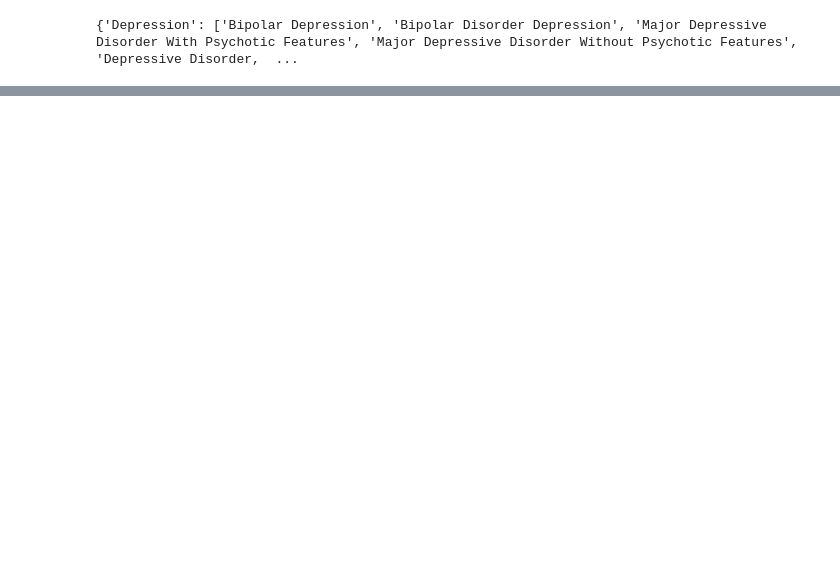
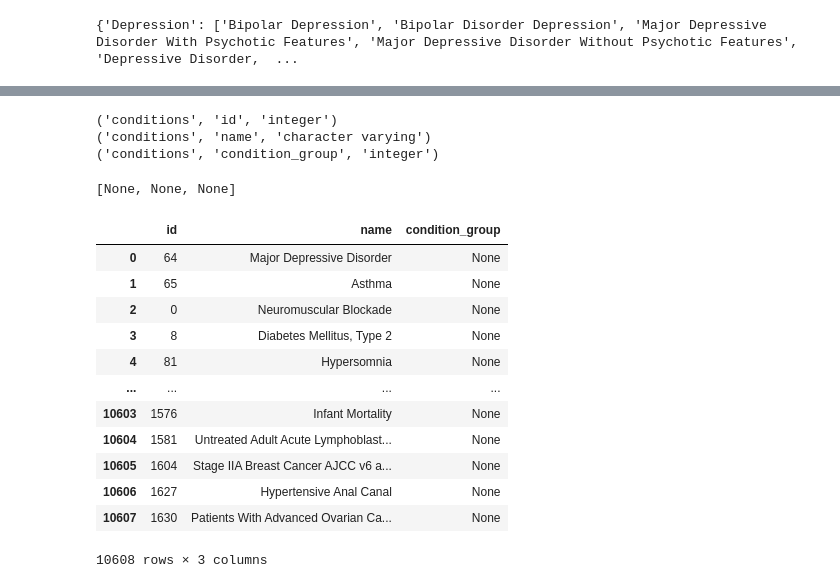
Before and after one commit to mediboard/treats, a Jupyter notebook: notebooks/AddConditionClustering.ipynb, the cells around one changed output, grey strips where cells are left out. Saved outputs shown, nothing was run; the diff lists cells and outputs as text; code cells hidden in the pictures; blank space fills up the shorter version.

```diff
--- a/notebooks/AddConditionClustering.ipynb
+++ b/notebooks/AddConditionClustering.ipynb
@@ -16,0 +47,15 @@ connection = engine.connect()
+# %%
+query = '''SELECT
+   table_name,
+   column_name,
+   data_type
+FROM
+   information_schema.columns
+WHERE
+   table_name = \'conditions\''''
+[print(row)  for row in engine.execute(query)]
+# %% [output]
+('conditions', 'id', 'integer')
+('conditions', 'name', 'character varying')
+('conditions', 'condition_group', 'integer')
+[None, None, None]
@@ -16,0 +64,19 @@ connection = engine.connect()
+# %%
+result = engine.execute('SELECT * FROM conditions')
+
+# Grab table
+df = pd.read_sql('SELECT * FROM conditions', engine)
+# %% [output]
+|  | id | name | condition_group |
+| 0 | 64 | Major Depressive Disorder | None |
+| 1 | 65 | Asthma | None |
+| 2 | 0 | Neuromuscular Blockade | None |
+| 3 | 8 | Diabetes Mellitus, Type 2 | None |
+| 4 | 81 | Hypersomnia | None |
+| ... | ... | ... | ... |
+| 10603 | 1576 | Infant Mortality | None |
+| 10604 | 1581 | Untreated Adult Acute Lymphoblast... | None |
+| 10605 | 1604 | Stage IIA Breast Cancer AJCC v6 a... | None |
+| 10606 | 1627 | Hypertensive Anal Canal | None |
+| 10607 | 1630 | Patients With Advanced Ovarian Ca... | None |
+10608 rows × 3 columns
```
Also changed, not shown: parts of 17 cells of this notebook.
